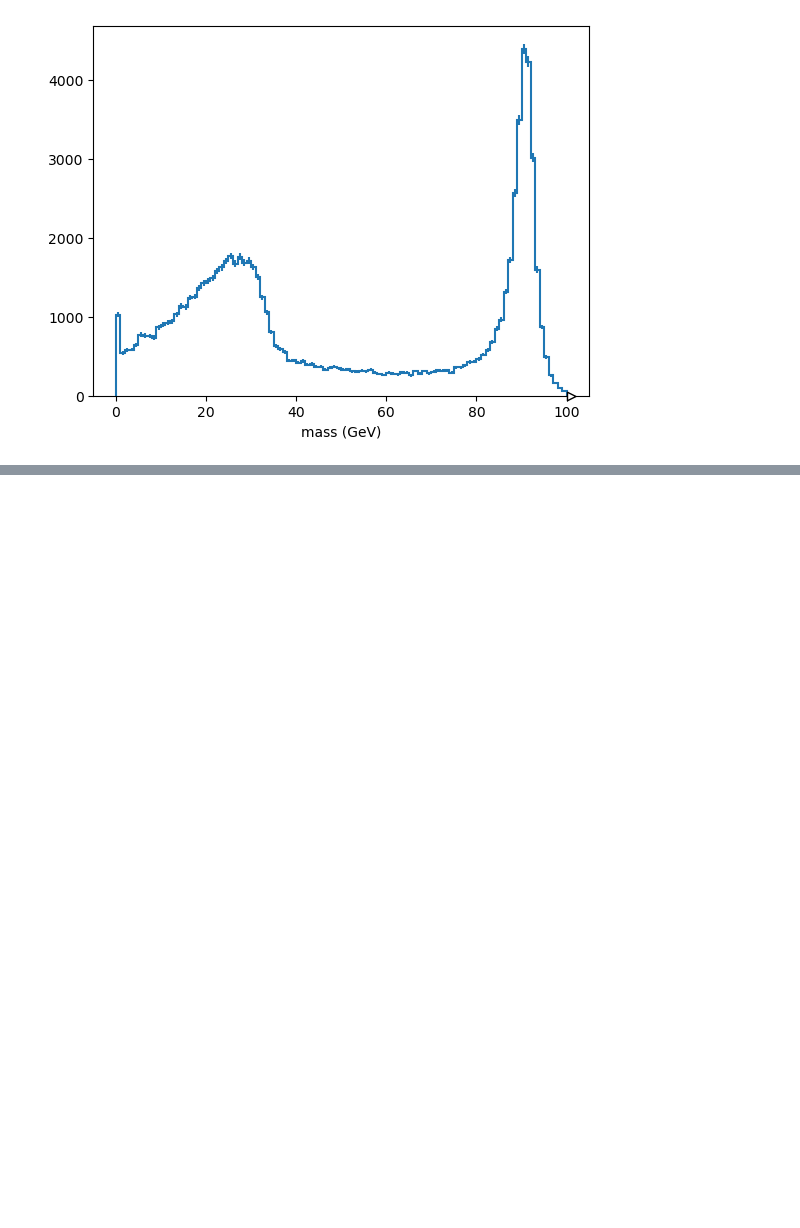
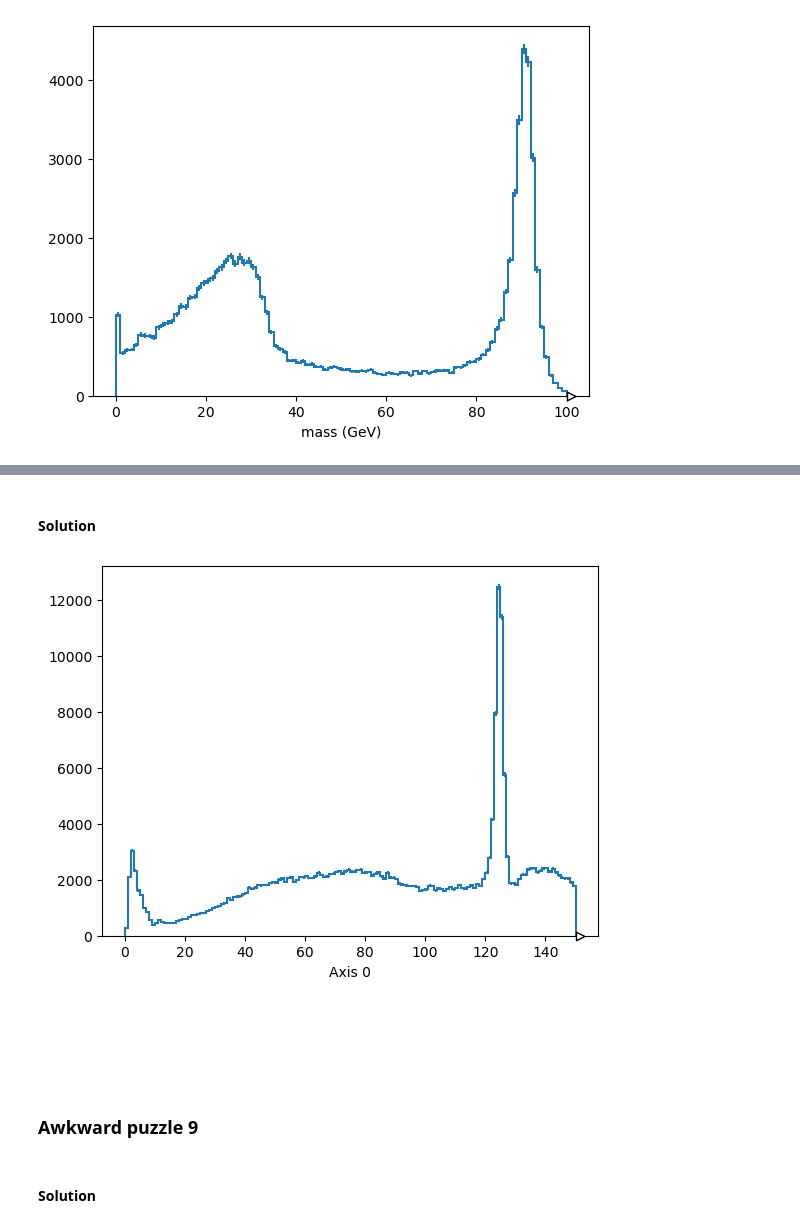
Before and after one commit to jpivarski-talks/2024-06-20-uscms-princeton-tutorial, a Jupyter notebook: site/files/answers-NO-PEEKING.ipynb, the cells around one changed output, grey strips where cells are left out. Drawn from its saved outputs; the diff is of its cells as text; code cells hidden in the pictures; blank space fills up the shorter version.

```diff
--- a/site/files/answers-NO-PEEKING.ipynb
+++ b/site/files/answers-NO-PEEKING.ipynb
@@ -289,0 +377,19 @@ Hist.new.Reg(100, 0, 100, name="mass (GeV)").Double().fill(
+# %% [markdown]
+#### Solution
+# %%
+muon_pairs = ak.cartesian([muon_plus, muon_minus])
+
+pairs_of_muon_pairs = ak.combinations(muon_pairs, 2)
+
+mu1 = pairs_of_muon_pairs["0"]["0"]
+mu2 = pairs_of_muon_pairs["0"]["1"]
+mu3 = pairs_of_muon_pairs["1"]["0"]
+mu4 = pairs_of_muon_pairs["1"]["1"]
+# %%
+quickplot(150, 0, 150, ak.flatten((mu1 + mu2 + mu3 + mu4).mass))
+# %% [output]
+[figure, added]
+# %% [markdown]
+<br><br><br>
+# %% [markdown]
+### Awkward puzzle 9
@@ -289,0 +400,2 @@ Hist.new.Reg(100, 0, 100, name="mass (GeV)").Double().fill(
+# %% [markdown]
+#### Solution
```
Also changed, not shown: parts of 43 cells of this notebook, 4 other files.
